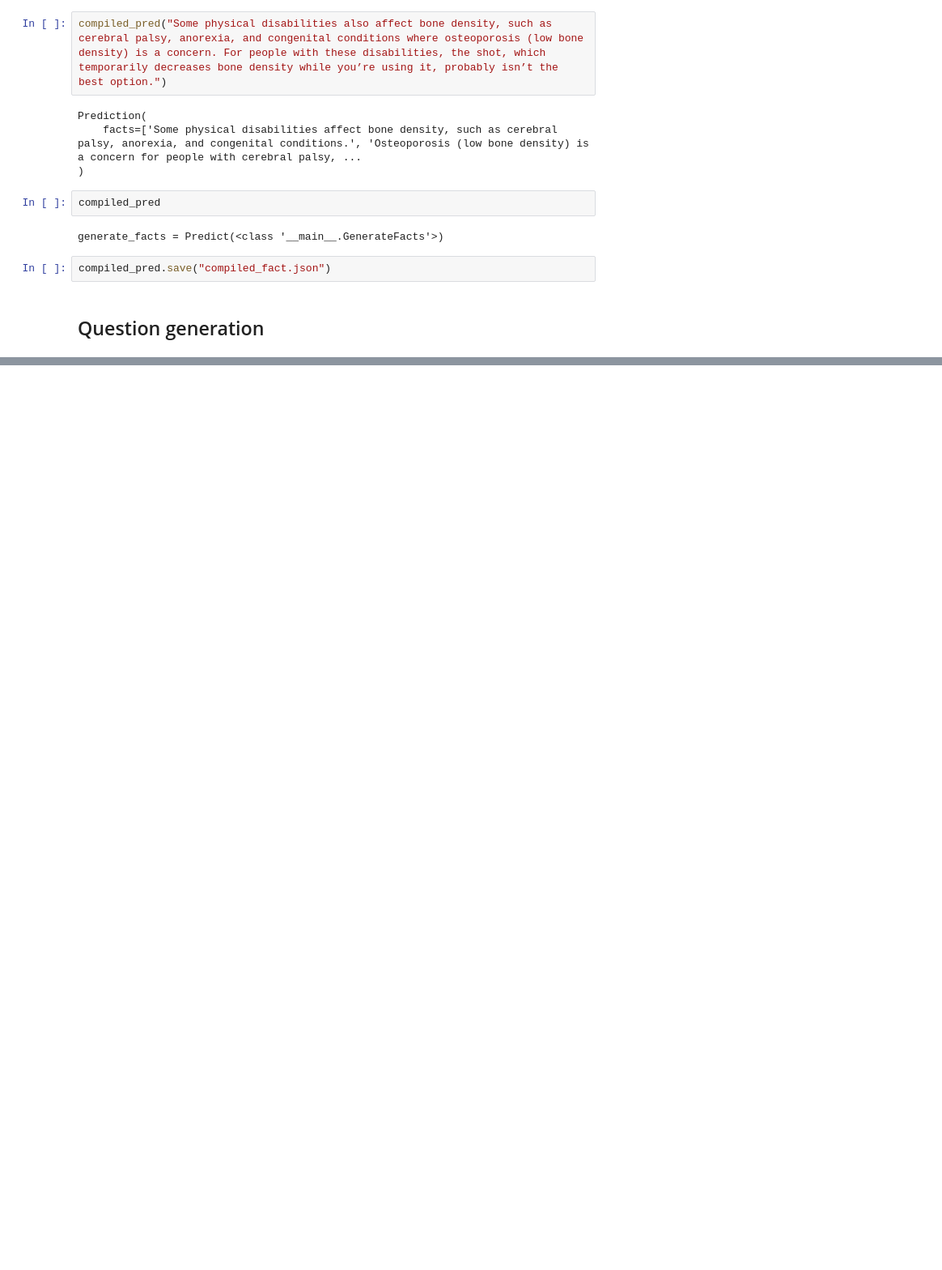
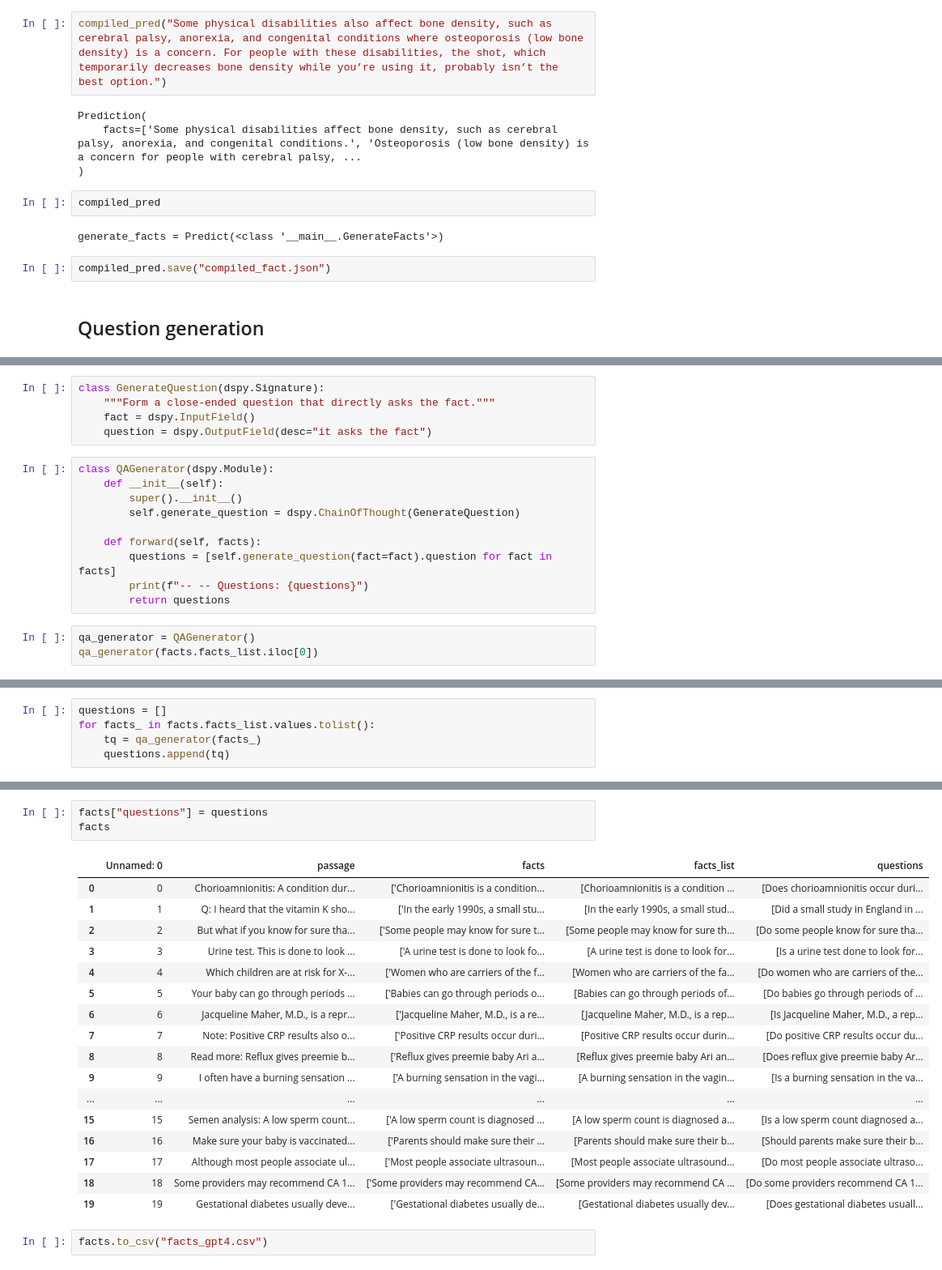
Before and after one commit to AlonsoMad/mind-industry, a Jupyter notebook: src/qa_system/solution.ipynb, the cells around one changed output, grey strips where cells are left out. Shown at 81% size. Saved outputs shown, nothing was run; the diff lists cells and outputs as text; blank space fills up the shorter version.

```diff
--- a/src/qa_system/solution.ipynb
+++ b/src/qa_system/solution.ipynb
@@ -466,0 +521,18 @@ compiled_pred.save("compiled_fact.json")
+# %%
+class GenerateQuestion(dspy.Signature):
+    """Form a close-ended question that directly asks the fact."""
+    fact = dspy.InputField()
+    question = dspy.OutputField(desc="it asks the fact")
+# %%
+class QAGenerator(dspy.Module):
+    def __init__(self):
+        super().__init__()
+        self.generate_question = dspy.ChainOfThought(GenerateQuestion)
+
+    def forward(self, facts):
+        questions = [self.generate_question(fact=fact).question for fact in facts]
+        print(f"-- -- Questions: {questions}")
+        return questions
+# %%
+qa_generator = QAGenerator()
+qa_generator(facts.facts_list.iloc[0])
@@ -466,0 +547,5 @@ compiled_pred.save("compiled_fact.json")
+# %%
+questions = []
+for facts_ in facts.facts_list.values.tolist():
+    tq = qa_generator(facts_)
+    questions.append(tq)
@@ -466,0 +573,23 @@ compiled_pred.save("compiled_fact.json")
+# %%
+facts["questions"] = questions
+facts
+# %% [output]
+|  | Unnamed: 0 | passage | facts | facts_list | questions |
+| 0 | 0 | Chorioamnionitis: A condition dur... | ['Chorioamnionitis is a condition... | [Chorioamnionitis is a condition ... | [Does chorioamnionitis occur duri... |
+| 1 | 1 | Q: I heard that the vitamin K sho... | ['In the early 1990s, a small stu... | [In the early 1990s, a small stud... | [Did a small study in England in ... |
+| 2 | 2 | But what if you know for sure tha... | ['Some people may know for sure t... | [Some people may know for sure th... | [Do some people know for sure tha... |
+| 3 | 3 | Urine test. This is done to look ... | ['A urine test is done to look fo... | [A urine test is done to look for... | [Is a urine test done to look for... |
+| 4 | 4 | Which children are at risk for X-... | ['Women who are carriers of the f... | [Women who are carriers of the fa... | [Do women who are carriers of the... |
+| 5 | 5 | Your baby can go through periods ... | ['Babies can go through periods o... | [Babies can go through periods of... | [Do babies go through periods of ... |
+| 6 | 6 | Jacqueline Maher, M.D., is a repr... | ['Jacqueline Maher, M.D., is a re... | [Jacqueline Maher, M.D., is a rep... | [Is Jacqueline Maher, M.D., a rep... |
+| 7 | 7 | Note: Positive CRP results also o... | ['Positive CRP results occur duri... | [Positive CRP results occur durin... | [Do positive CRP results occur du... |
+| 8 | 8 | Read more: Reflux gives preemie b... | ['Reflux gives preemie baby Ari a... | [Reflux gives preemie baby Ari an... | [Does reflux give preemie baby Ar... |
+| 9 | 9 | I often have a burning sensation ... | ['A burning sensation in the vagi... | [A burning sensation in the vagin... | [Is a burning sensation in the va... |
+| ... | ... | ... | ... | ... | ... |
+| 15 | 15 | Semen analysis: A low sperm count... | ['A low sperm count is diagnosed ... | [A low sperm count is diagnosed a... | [Is a low sperm count diagnosed a... |
+| 16 | 16 | Make sure your baby is vaccinated... | ['Parents should make sure their ... | [Parents should make sure their b... | [Should parents make sure their b... |
+| 17 | 17 | Although most people associate ul... | ['Most people associate ultrasoun... | [Most people associate ultrasound... | [Do most people associate ultraso... |
+| 18 | 18 | Some providers may recommend CA 1... | ['Some providers may recommend CA... | [Some providers may recommend CA ... | [Do some providers recommend CA 1... |
+| 19 | 19 | Gestational diabetes usually deve... | ['Gestational diabetes usually de... | [Gestational diabetes usually dev... | [Does gestational diabetes usuall... |
+# %%
+facts.to_csv("facts_gpt4.csv")
```
Also changed, not shown: parts of 22 cells of this notebook, 7 other files.
